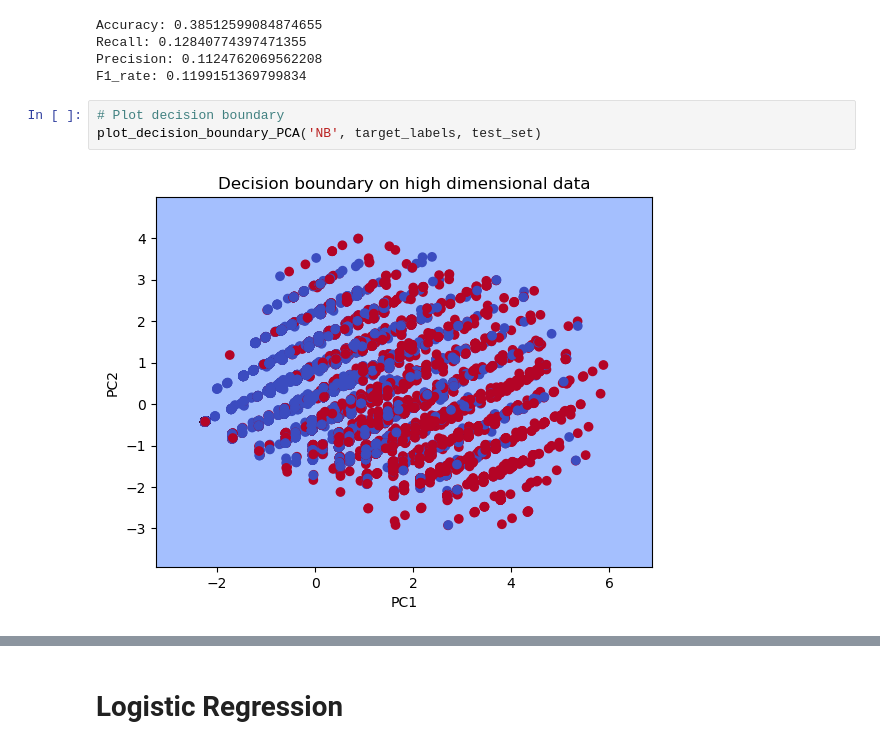
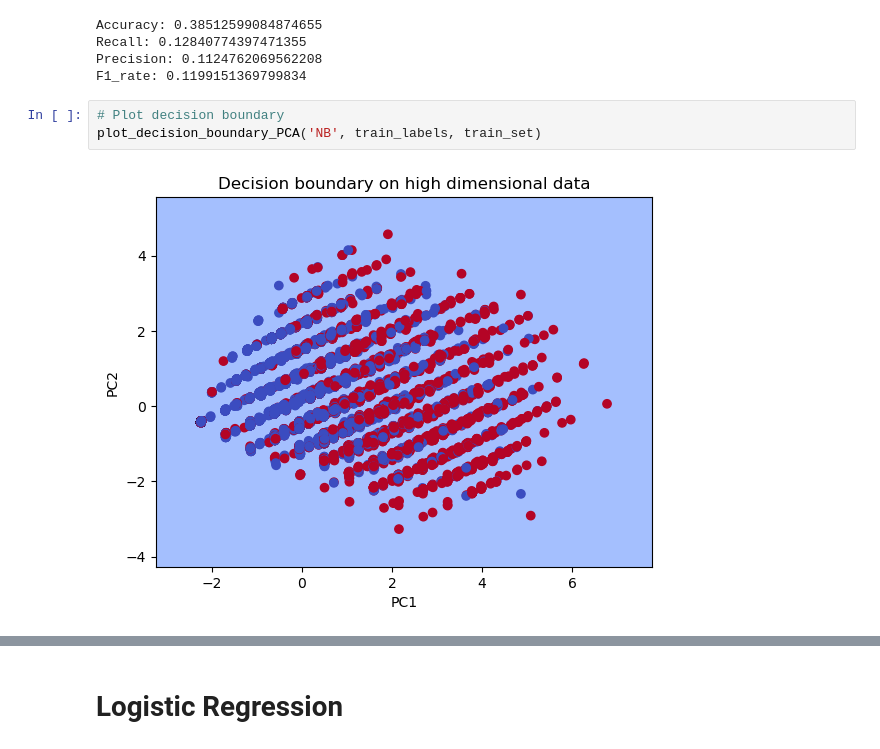
Before and after one commit to valentin-ab/final_year_project, a Jupyter notebook: Final Year Project .ipynb, the cells around one changed output, grey strips where cells are left out. Cells and saved outputs as stored; diff of their text form.

```diff
--- a/Final Year Project .ipynb
+++ b/Final Year Project .ipynb
@@ -756,6 +756,6 @@ Precision: 0.1124762069562208
 F1_rate: 0.1199151369799834
 # %%
 # Plot decision boundary
-plot_decision_boundary_PCA('NB', target_labels, test_set)
+plot_decision_boundary_PCA('NB', train_labels, train_set)
 # %% [output]
-[figure, old version]
+[figure, new version]
```
Also changed, not shown: parts of 11 cells of this notebook.
